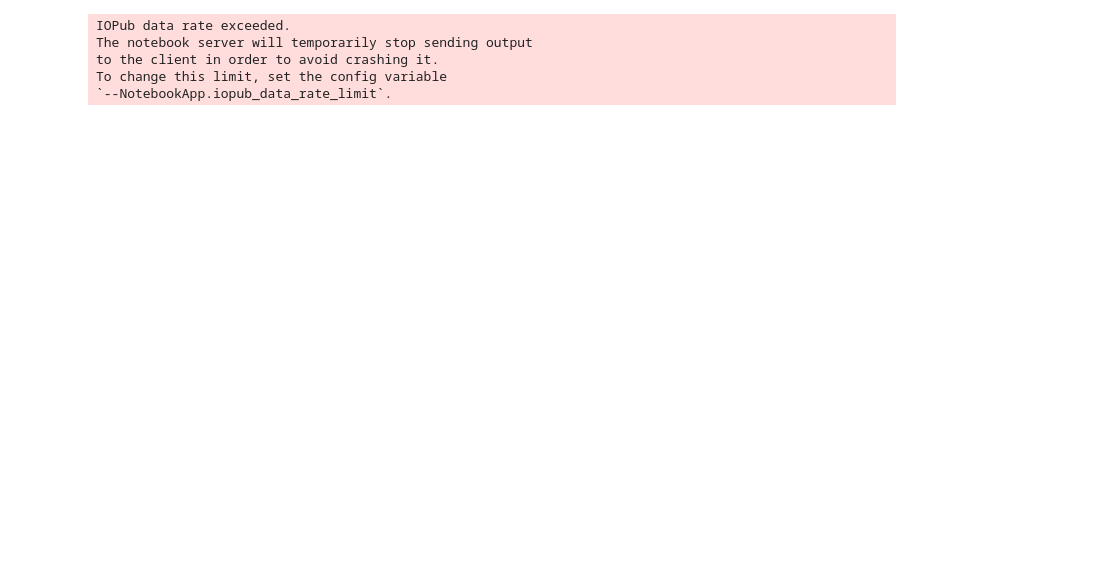
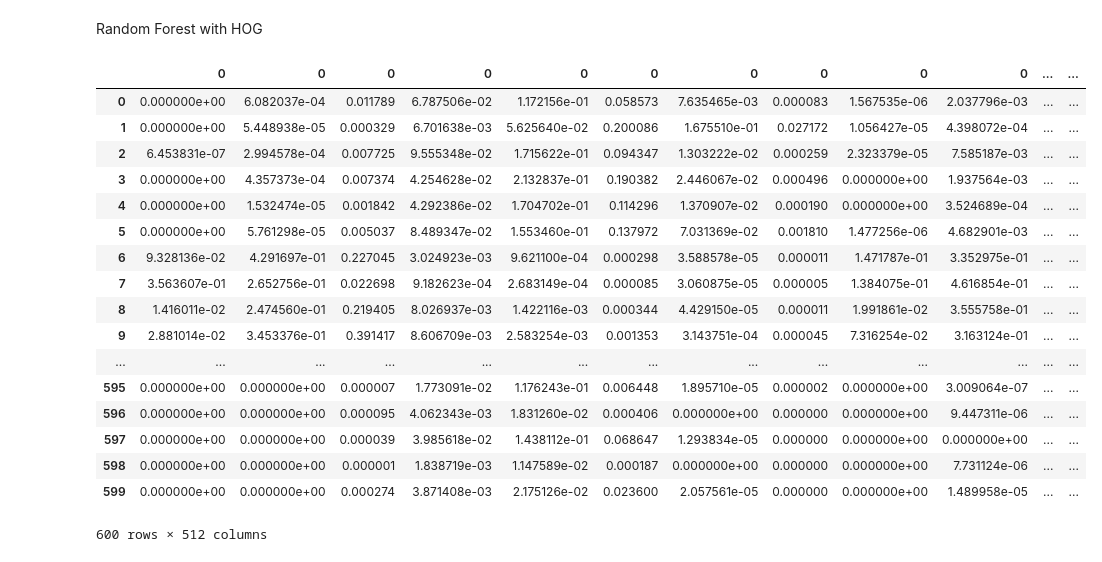
Before and after one commit to Mattachoo/Lego-Recoginition, a Jupyter notebook: Legos.ipynb, the cells around one changed output. Saved outputs shown, nothing was run; the diff lists cells and outputs as text; code cells hidden in the pictures; blank space fills up the shorter version.

```diff
--- a/Legos.ipynb
+++ b/Legos.ipynb
@@ -47,0 +108,2 @@ Name: type, Length: 600, dtype: object
+# %% [markdown]
+Random Forest with HOG
@@ -48,8 +112,11 @@ Name: type, Length: 600, dtype: object
 # %%
 histogram = list()
 bins = (8,8,8)
+hist_df = pd.DataFrame([])
 for file in os.listdir("lego_pictures"):
     img = cv2.imread("lego_pictures/"+file)
+   # img = cv2.resize(img, (32,32))
+
     hsv = cv2.cvtColor(img, cv2.COLOR_BGR2HSV)
     hist = cv2.calcHist([hsv], [0, 1, 2], None, bins,
     [0, 180, 0, 256, 0, 256])
@@ -57,12 +124,28 @@ for file in os.listdir("lego_pictures"):
         hist = cv2.normalize(hist)
     else:
         cv2.normalize(hist, hist)
-    histogram.append(hist.flatten())
+    number = pd.DataFrame(hist.flatten()).stack().to_frame().T
+    number.columns = number.columns.droplevel(0)
+    hist_df = hist_df.append(number, ignore_index=True)
+  #  histogram.append(hist.flatten())
-# %%
-histogram
-# %% [output]
-IOPub data rate exceeded.
-The notebook server will temporarily stop sending output
-to the client in order to avoid crashing it.
-To change this limit, set the config variable
-`--NotebookApp.iopub_data_rate_limit`.
+# %%
+hist_df
+# %% [output]
+|  | 0 | 0 | 0 | 0 | 0 | 0 | 0 | 0 | 0 | 0 | ... | ... |
+| 0 | 0.000000e+00 | 6.082037e-04 | 0.011789 | 6.787506e-02 | 1.172156e-01 | 0.058573 | 7.635465e-03 | 0.000083 | 1.567535e-06 | 2.037796e-03 | ... | ... |
+| 1 | 0.000000e+00 | 5.448938e-05 | 0.000329 | 6.701638e-03 | 5.625640e-02 | 0.200086 | 1.675510e-01 | 0.027172 | 1.056427e-05 | 4.398072e-04 | ... | ... |
+| 2 | 6.453831e-07 | 2.994578e-04 | 0.007725 | 9.555348e-02 | 1.715622e-01 | 0.094347 | 1.303222e-02 | 0.000259 | 2.323379e-05 | 7.585187e-03 | ... | ... |
+| 3 | 0.000000e+00 | 4.357373e-04 | 0.007374 | 4.254628e-02 | 2.132837e-01 | 0.190382 | 2.446067e-02 | 0.000496 | 0.000000e+00 | 1.937564e-03 | ... | ... |
+| 4 | 0.000000e+00 | 1.532474e-05 | 0.001842 | 4.292386e-02 | 1.704702e-01 | 0.114296 | 1.370907e-02 | 0.000190 | 0.000000e+00 | 3.524689e-04 | ... | ... |
+| 5 | 0.000000e+00 | 5.761298e-05 | 0.005037 | 8.489347e-02 | 1.553460e-01 | 0.137972 | 7.031369e-02 | 0.001810 | 1.477256e-06 | 4.682901e-03 | ... | ... |
+| 6 | 9.328136e-02 | 4.291697e-01 | 0.227045 | 3.024923e-03 | 9.621100e-04 | 0.000298 | 3.588578e-05 | 0.000011 | 1.471787e-01 | 3.352975e-01 | ... | ... |
+| 7 | 3.563607e-01 | 2.652756e-01 | 0.022698 | 9.182623e-04 | 2.683149e-04 | 0.000085 | 3.060875e-05 | 0.000005 | 1.384075e-01 | 4.616854e-01 | ... | ... |
+| 8 | 1.416011e-02 | 2.474560e-01 | 0.219405 | 8.026937e-03 | 1.422116e-03 | 0.000344 | 4.429150e-05 | 0.000011 | 1.991861e-02 | 3.555758e-01 | ... | ... |
+| 9 | 2.881014e-02 | 3.453376e-01 | 0.391417 | 8.606709e-03 | 2.583254e-03 | 0.001353 | 3.143751e-04 | 0.000045 | 7.316254e-02 | 3.163124e-01 | ... | ... |
+| ... | ... | ... | ... | ... | ... | ... | ... | ... | ... | ... | ... | ... |
+| 595 | 0.000000e+00 | 0.000000e+00 | 0.000007 | 1.773091e-02 | 1.176243e-01 | 0.006448 | 1.895710e-05 | 0.000002 | 0.000000e+00 | 3.009064e-07 | ... | ... |
+| 596 | 0.000000e+00 | 0.000000e+00 | 0.000095 | 4.062343e-03 | 1.831260e-02 | 0.000406 | 0.000000e+00 | 0.000000 | 0.000000e+00 | 9.447311e-06 | ... | ... |
+| 597 | 0.000000e+00 | 0.000000e+00 | 0.000039 | 3.985618e-02 | 1.438112e-01 | 0.068647 | 1.293834e-05 | 0.000000 | 0.000000e+00 | 0.000000e+00 | ... | ... |
+| 598 | 0.000000e+00 | 0.000000e+00 | 0.000001 | 1.838719e-03 | 1.147589e-02 | 0.000187 | 0.000000e+00 | 0.000000 | 0.000000e+00 | 7.731124e-06 | ... | ... |
+| 599 | 0.000000e+00 | 0.000000e+00 | 0.000274 | 3.871408e-03 | 2.175126e-02 | 0.023600 | 2.057561e-05 | 0.000000 | 0.000000e+00 | 1.489958e-05 | ... | ... |
+600 rows × 512 columns
```
Also changed, not shown: parts of 17 cells of this notebook.
